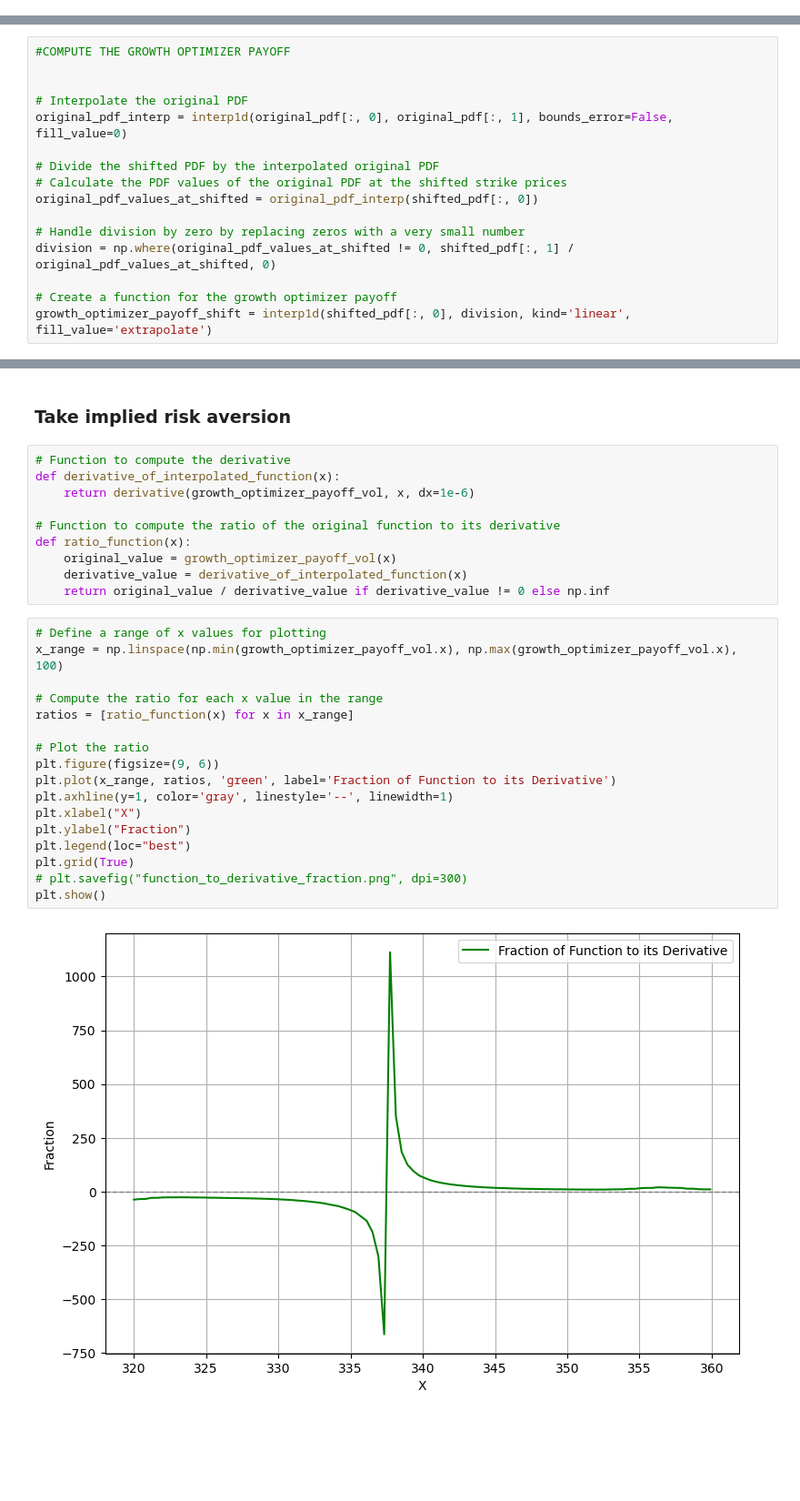
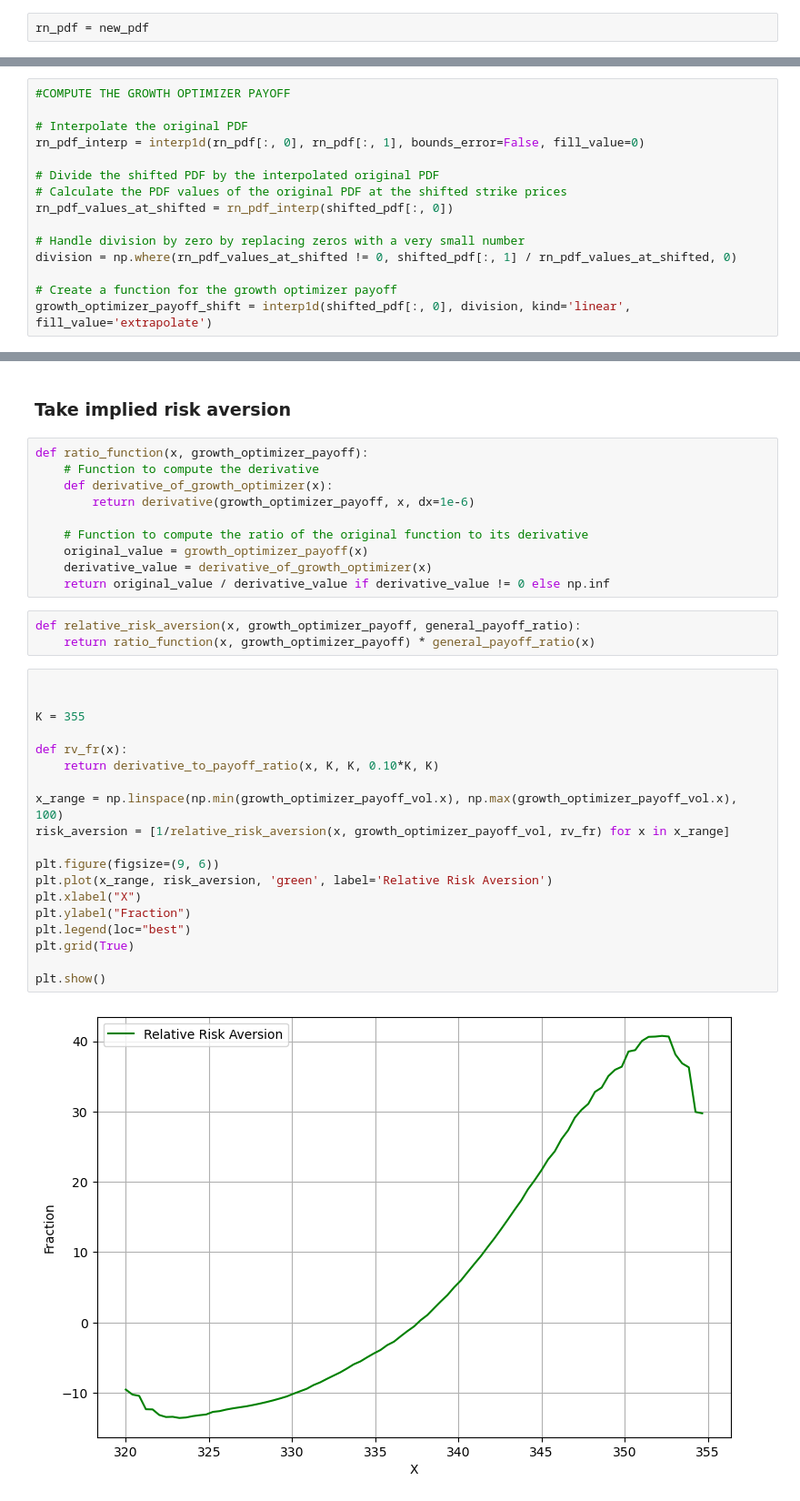
Before and after one commit to astavrop0/Derivative_structuring_and_implied_risk_aversion, a Jupyter notebook: notebooks/Risk Neutral pdf with BL.ipynb, the cells around one changed output, grey strips where cells are left out. Shown at 91% size. Drawn from its saved outputs; the diff is of its cells as text; blank space fills up the shorter version.

Commit message:
exctracted implied risk aversion (inversed)

```diff
--- a/notebooks/Risk Neutral pdf with BL.ipynb
+++ b/notebooks/Risk Neutral pdf with BL.ipynb
@@ -203,0 +255,2 @@ plt.show()
+# %%
+rn_pdf = new_pdf
@@ -286,16 +441,15 @@ plt.show()
 # %%
 #COMPUTE THE GROWTH OPTIMIZER PAYOFF
 
-
 # Interpolate the original PDF
-original_pdf_interp = interp1d(original_pdf[:, 0], original_pdf[:, 1], bounds_error=False, fill_value=0)
+rn_pdf_interp = interp1d(rn_pdf[:, 0], rn_pdf[:, 1], bounds_error=False, fill_value=0)
 
 # Divide the shifted PDF by the interpolated original PDF
 # Calculate the PDF values of the original PDF at the shifted strike prices
-original_pdf_values_at_shifted = original_pdf_interp(shifted_pdf[:, 0])
+rn_pdf_values_at_shifted = rn_pdf_interp(shifted_pdf[:, 0])
 
 # Handle division by zero by replacing zeros with a very small number
-division = np.where(original_pdf_values_at_shifted != 0, shifted_pdf[:, 1] / original_pdf_values_at_shifted, 0)
+division = np.where(rn_pdf_values_at_shifted != 0, shifted_pdf[:, 1] / rn_pdf_values_at_shifted, 0)
 
 # Create a function for the growth optimizer payoff
 growth_optimizer_payoff_shift = interp1d(shifted_pdf[:, 0], division, kind='linear', fill_value='extrapolate')
@@ -462,31 +670,36 @@ plt.show()
 # %% [markdown]
 ### Take implied risk aversion
 # %%
-# Function to compute the derivative
-def derivative_of_interpolated_function(x):
-    return derivative(growth_optimizer_payoff_vol, x, dx=1e-6)
+def ratio_function(x, growth_optimizer_payoff):
+    # Function to compute the derivative
+    def derivative_of_growth_optimizer(x):
+        return derivative(growth_optimizer_payoff, x, dx=1e-6)
 
-# Function to compute the ratio of the original function to its derivative
-def ratio_function(x):
-    original_value = growth_optimizer_payoff_vol(x)
-    derivative_value = derivative_of_interpolated_function(x)
+    # Function to compute the ratio of the original function to its derivative
+    original_value = growth_optimizer_payoff(x)
+    derivative_value = derivative_of_growth_optimizer(x)
     return original_value / derivative_value if derivative_value != 0 else np.inf
+# %%
+def relative_risk_aversion(x, growth_optimizer_payoff, general_payoff_ratio):
+    return ratio_function(x, growth_optimizer_payoff) * general_payoff_ratio(x)
 # %%
-# Define a range of x values for plotting
+
+
+K = 355
+
+def rv_fr(x):
+    return derivative_to_payoff_ratio(x, K, K, 0.10*K, K)
+
 x_range = np.linspace(np.min(growth_optimizer_payoff_vol.x), np.max(growth_optimizer_payoff_vol.x), 100)
+risk_aversion = [1/relative_risk_aversion(x, growth_optimizer_payoff_vol, rv_fr) for x in x_range]
 
-# Compute the ratio for each x value in the range
-ratios = [ratio_function(x) for x in x_range]
-
-# Plot the ratio
 plt.figure(figsize=(9, 6))
-plt.plot(x_range, ratios, 'green', label='Fraction of Function to its Derivative')
-plt.axhline(y=1, color='gray', linestyle='--', linewidth=1)
+plt.plot(x_range, risk_aversion, 'green', label='Relative Risk Aversion')
 plt.xlabel("X")
 plt.ylabel("Fraction")
 plt.legend(loc="best")
 plt.grid(True)
-# plt.savefig("function_to_derivative_fraction.png", dpi=300)
+
 plt.show()
 # %% [output]
-[figure, old version]
+[figure, new version]
```
Also changed, not shown: parts of 25 cells of this notebook.
